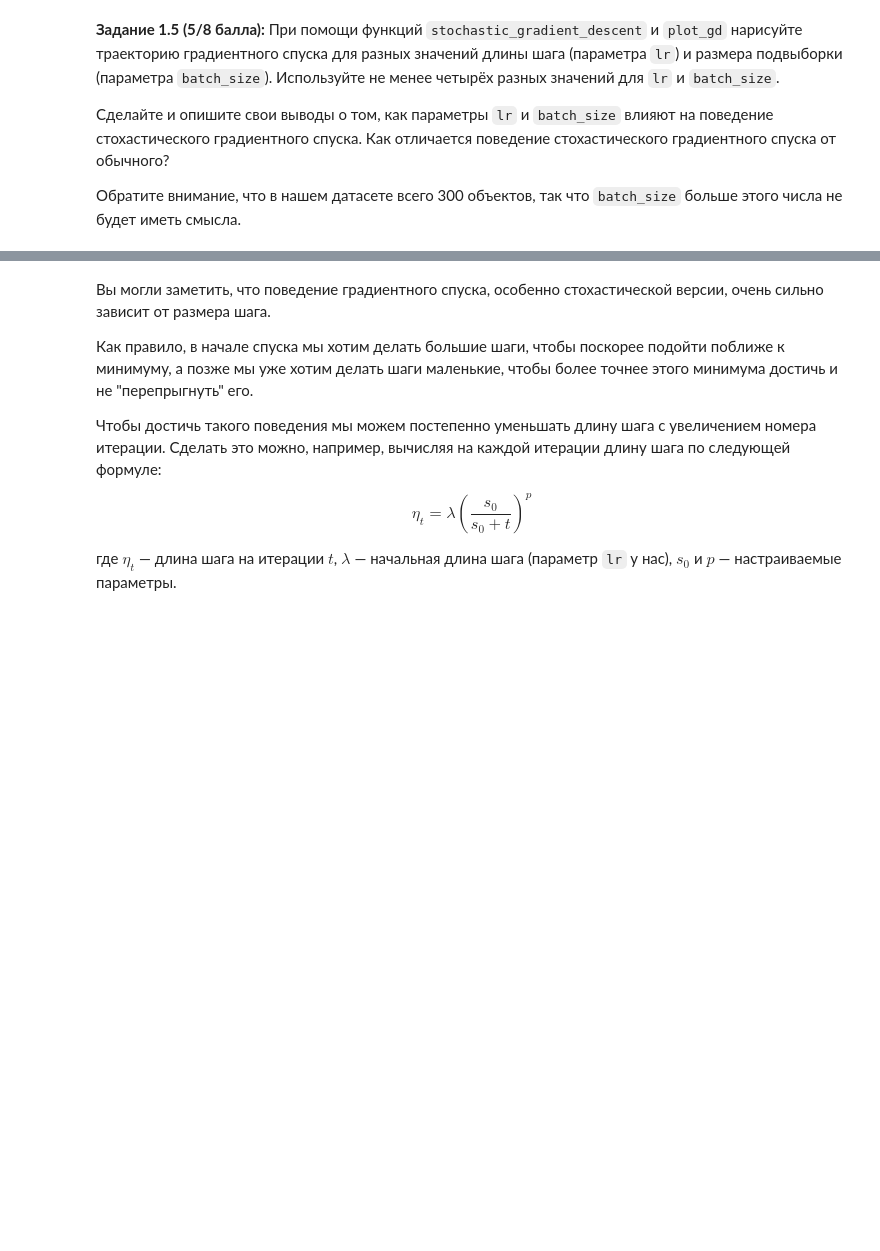
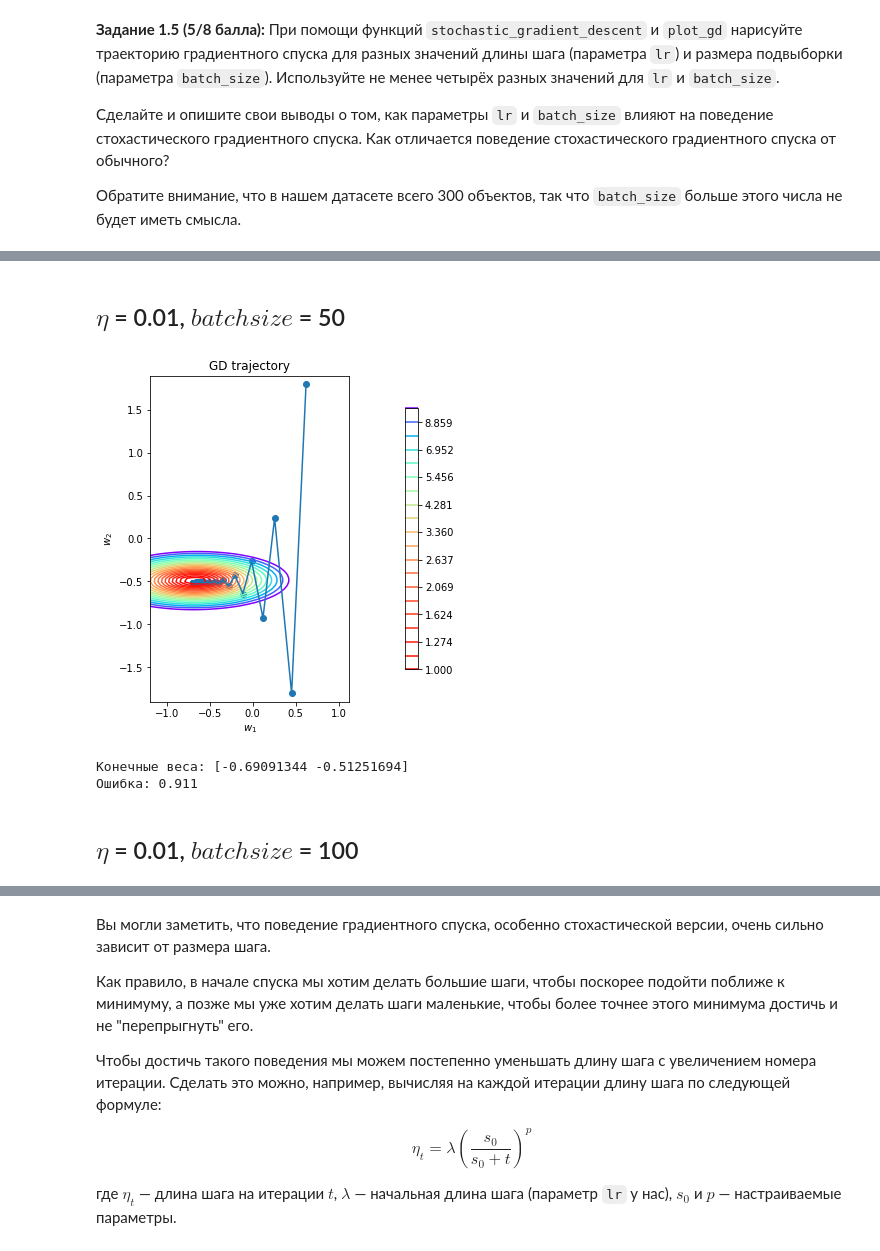
Before and after one commit to krottttt/iad, a Jupyter notebook: hw5.ipynb, the cells around one changed output, grey strips where cells are left out. Saved outputs shown, nothing was run; the diff lists cells and outputs as text; code cells hidden in the pictures; blank space fills up the shorter version.

```diff
--- a/hw5.ipynb
+++ b/hw5.ipynb
@@ -338,0 +368,13 @@ def stochastic_gradient_descent(w_init: np.ndarray, X: np.ndarray, y: np.ndarray
+# %% [markdown]
+## $\eta$ = 0.01, $batchsize$ = 50
+# %%
+w_list = stochastic_gradient_descent(w_init, X, y, MSELoss(), 0.01, 50,10000)
+plot_gd(w_list,X,y,MSELoss())
+print('Конечные веса:',w_list[-1])
+print('Ошибка:',np.round(loss.calc_loss(X, y, w_list[-1]),3))
+# %% [output]
+[figure, added]
+Конечные веса: [-0.69091344 -0.51251694]
+Ошибка: 0.911
+# %% [markdown]
+## $\eta$ = 0.01, $batchsize$ = 100
```
Also changed, not shown: parts of 23 cells of this notebook.
